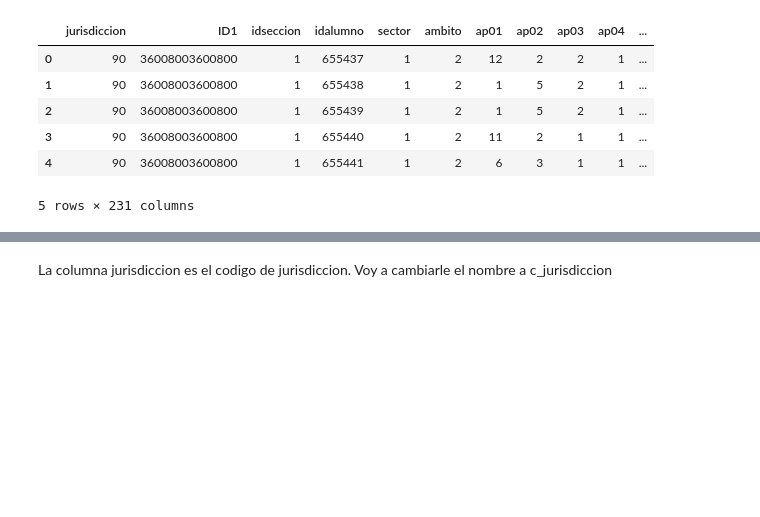
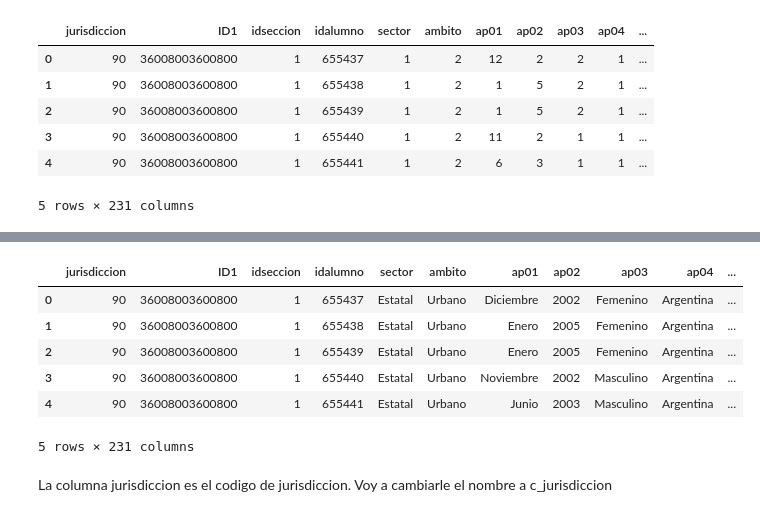
Before and after one commit to Juanchumu/Aprender2016-2024, a Jupyter notebook: notebooks/Limpieza_Alumnos_AprenderSec_2022.ipynb, the cells around one changed output, grey strips where cells are left out. Cells and saved outputs as stored; diff of their text form; code cells hidden in the pictures; blank space fills up the shorter version.

Commit message:
Fase de limpieza/recoficacion/Diccionario de valores/Manejo de faltantes finalizado

```diff
--- a/notebooks/Analisis Exploratorio - Bruno.ipynb
+++ b/notebooks/Limpieza_Alumnos_AprenderSec_2022.ipynb
@@ -29,0 +49,5 @@ df.head()
+# %%
+# Cargamos el Diccionario de Valores
+df_etiquetas_valor = pd.read_excel('../data/raw/bases_usuarias_aprender_2022_secundariacensal_csv_0/Estudiantes APRENDER 2022 Secundaria Censo - Diccionario de variables.xlsx',
+                                    sheet_name=1,
+                                    header=1)
@@ -29,0 +63,4 @@ df.head()
+# %%
+#Rellenamos los valores faltantes en la columna 'Variable'
+# Esto es fundamental porque el nombre de la variable solo aparece en la primera fila de un grupo de códigos.
+df_etiquetas_valor['Variable'] = df_etiquetas_valor['Variable'].ffill()
@@ -29,0 +99,17 @@ df.head()
+# %%
+#Creamos la lista con las varaibles que vamos a recodificar
+vars_a_recodificar = [
+    'ap01', 'ap02', 'ap03', 'ap04', 'ap05', 'ap06', 'ap07', 'ap08',
+    'apB29a', 'apB29b', 'sector', 'ambito', 'ldesemp', 'mdesemp',
+    'NSE_nivel', 'edadA_junio2022', 'migracion', 'sobreedad',
+    'Nivel_Ed_Madre', 'Nivel_Ed_Padre'
+]
+
+for col in vars_a_recodificar:
+    if col in mapeo_valores and col in df.columns:
+        # Aplicamos la traducción de códigos a etiquetas
+        df[col] = df[col].map(mapeo_valores[col])
+        # Convertimos las columnas a tipo category para optimizar memoria
+        df[col] = df[col].astype('category')
+
+print("Recodificación de variables categóricas y tipo 'category' aplicado.")
@@ -29,0 +120,10 @@ df.head()
+# %%
+vars_numericas = ['lpuntaje', 'mpuntaje', 'NSE_puntaje']
+
+for col in vars_numericas:
+    #Reemplazamos los códigos negativos (-9, -8, -6, -1) por NaN (Not a Number)
+    #Estos códigos representan valores faltantes o no válidos para el análisis numérico.
+    df[col] = df[col].replace([-9, -8, -6, -1], np.nan)
+    df[col] = pd.to_numeric(df[col], errors='coerce')
+
+print("Manejo de códigos en variables numéricas y ajuste a 'float' completado.")
@@ -30,3 +159,13 @@ df.head()
+# %%
+df.head()
+# %% [output]
+|  | jurisdiccion | ID1 | idseccion | idalumno | sector | ambito | ap01 | ap02 | ap03 | ap04 | ... |
+| 0 | 90 | 36008003600800 | 1 | 655437 | Estatal | Urbano | Diciembre | 2002 | Femenino | Argentina | ... |
+| 1 | 90 | 36008003600800 | 1 | 655438 | Estatal | Urbano | Enero | 2005 | Femenino | Argentina | ... |
+| 2 | 90 | 36008003600800 | 1 | 655439 | Estatal | Urbano | Enero | 2005 | Femenino | Argentina | ... |
+| 3 | 90 | 36008003600800 | 1 | 655440 | Estatal | Urbano | Noviembre | 2002 | Masculino | Argentina | ... |
+| 4 | 90 | 36008003600800 | 1 | 655441 | Estatal | Urbano | Junio | 2003 | Masculino | Argentina | ... |
+5 rows × 231 columns
 # %% [markdown]
 La columna jurisdiccion es el codigo de jurisdiccion. Voy a cambiarle el nombre a c_jurisdiccion
 # %%
```
Also changed, not shown: parts of 16 cells of this notebook, 1 other file.
